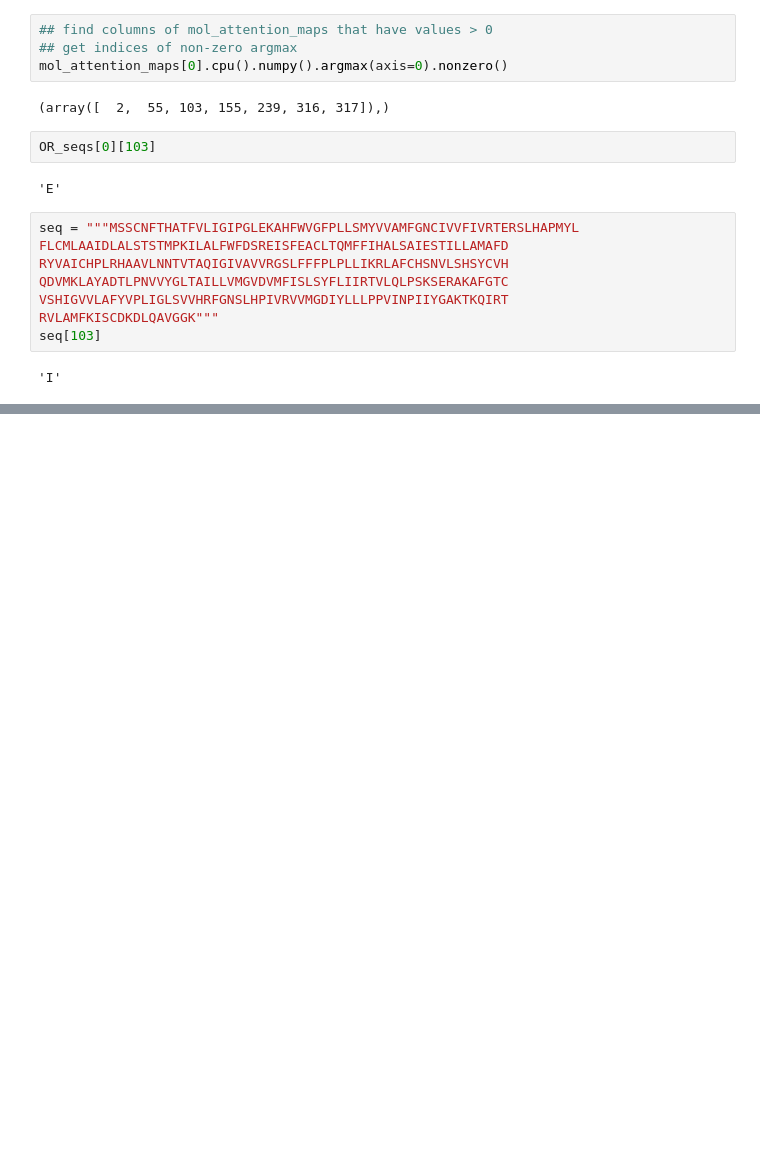
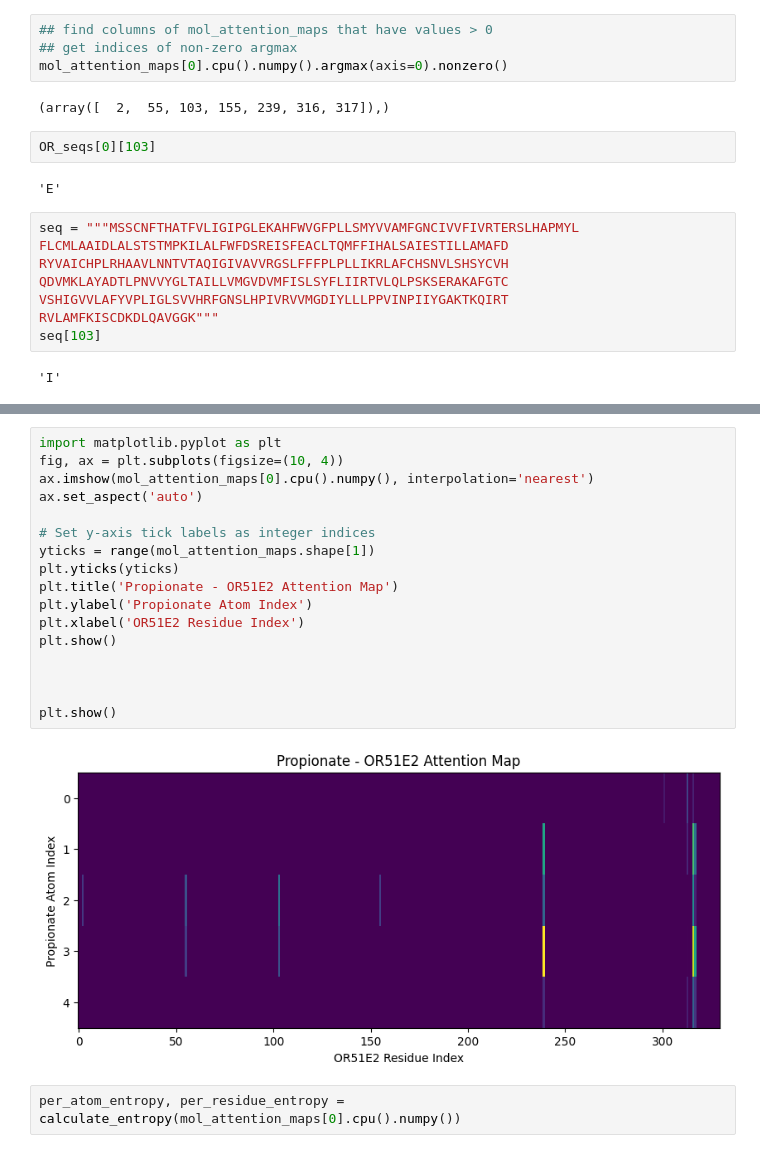
Before and after one commit to microsoft/olfaction, a Jupyter notebook: visualize_attention_maps.ipynb, the cells around one changed output, grey strips where cells are left out. Saved outputs shown, nothing was run; the diff lists cells and outputs as text; blank space fills up the shorter version.

```diff
--- a/visualize_attention_maps.ipynb
+++ b/visualize_attention_maps.ipynb
@@ -253,0 +522,21 @@ seq[103]
+# %%
+import matplotlib.pyplot as plt
+fig, ax = plt.subplots(figsize=(10, 4))
+ax.imshow(mol_attention_maps[0].cpu().numpy(), interpolation='nearest')
+ax.set_aspect('auto')
+
+# Set y-axis tick labels as integer indices
+yticks = range(mol_attention_maps.shape[1])
+plt.yticks(yticks)
+plt.title('Propionate - OR51E2 Attention Map')
+plt.ylabel('Propionate Atom Index')
+plt.xlabel('OR51E2 Residue Index')
+plt.show()
+
+
+
+plt.show()
+# %% [output]
+[figure, added]
+# %%
+per_atom_entropy, per_residue_entropy = calculate_entropy(mol_attention_maps[0].cpu().numpy())
```
Also changed, not shown: parts of 18 cells of this notebook, 3 other files.
